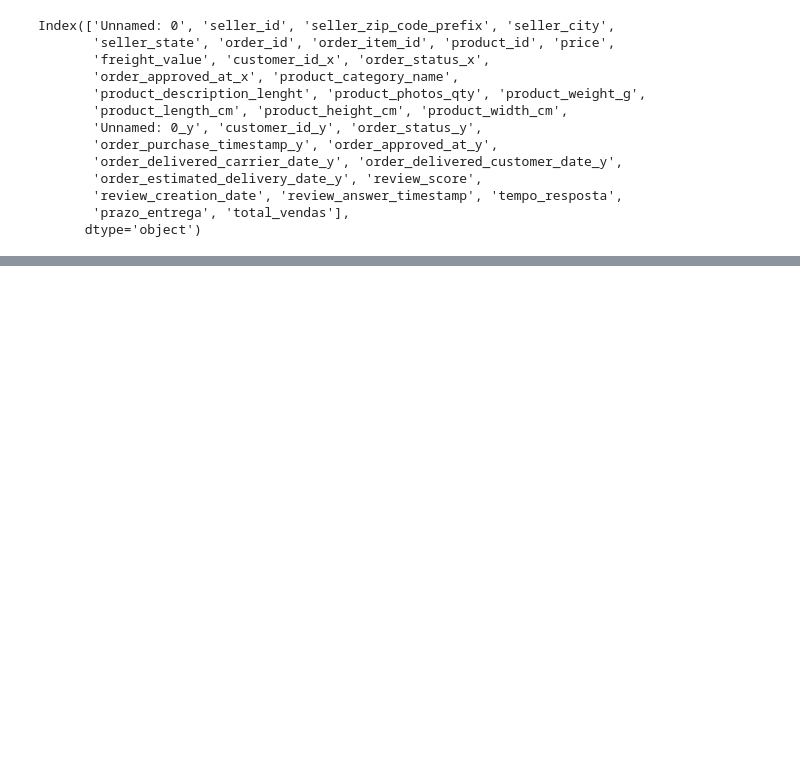
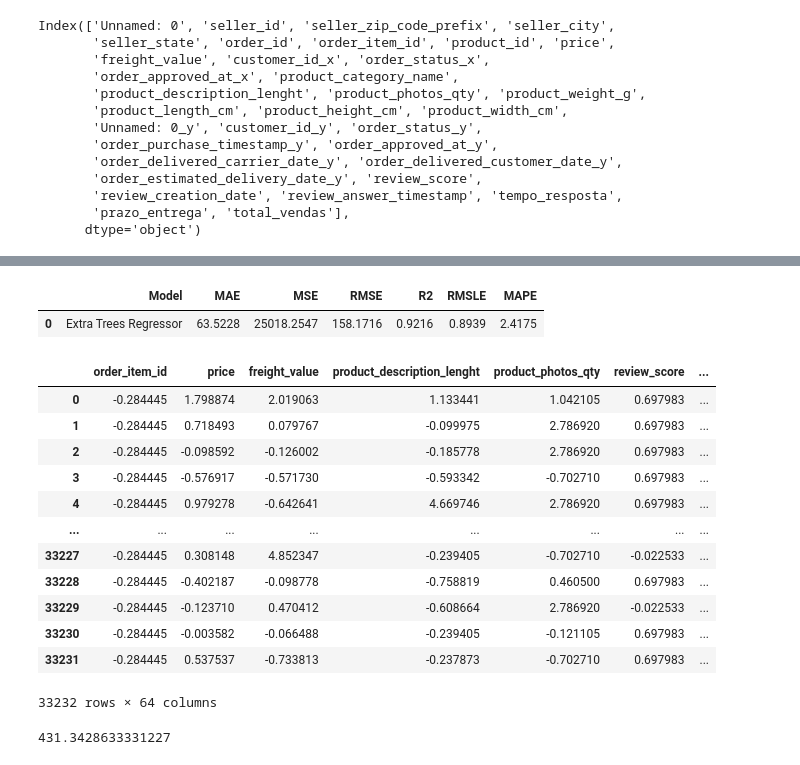
Before and after one commit to claudiagarcia0204/Projeto-Final---Olist, a Jupyter notebook: pycaret.ipynb, the cells around one changed output, grey strips where cells are left out. Saved outputs shown, nothing was run; the diff lists cells and outputs as text; code cells hidden in the pictures; blank space fills up the shorter version.

```diff
--- a/pycaret.ipynb
+++ b/pycaret.ipynb
@@ -123,0 +140,22 @@ evaluate_model(best_model2)
+# %%
+predict_model(best_model2)
+# %% [output]
+|  | Model | MAE | MSE | RMSE | R2 | RMSLE | MAPE |
+| 0 | Extra Trees Regressor | 63.5228 | 25018.2547 | 158.1716 | 0.9216 | 0.8939 | 2.4175 |
+|  | order_item_id | price | freight_value | product_description_lenght | product_photos_qty | review_score | ... |
+| 0 | -0.284445 | 1.798874 | 2.019063 | 1.133441 | 1.042105 | 0.697983 | ... |
+| 1 | -0.284445 | 0.718493 | 0.079767 | -0.099975 | 2.786920 | 0.697983 | ... |
+| 2 | -0.284445 | -0.098592 | -0.126002 | -0.185778 | 2.786920 | 0.697983 | ... |
+| 3 | -0.284445 | -0.576917 | -0.571730 | -0.593342 | -0.702710 | 0.697983 | ... |
+| 4 | -0.284445 | 0.979278 | -0.642641 | 4.669746 | 2.786920 | 0.697983 | ... |
+| ... | ... | ... | ... | ... | ... | ... | ... |
+| 33227 | -0.284445 | 0.308148 | 4.852347 | -0.239405 | -0.702710 | -0.022533 | ... |
+| 33228 | -0.284445 | -0.402187 | -0.098778 | -0.758819 | 0.460500 | 0.697983 | ... |
+| 33229 | -0.284445 | -0.123710 | 0.470412 | -0.608664 | 2.786920 | -0.022533 | ... |
+| 33230 | -0.284445 | -0.003582 | -0.066488 | -0.239405 | -0.121105 | 0.697983 | ... |
+| 33231 | -0.284445 | 0.537537 | -0.733813 | -0.237873 | -0.702710 | 0.697983 | ... |
+33232 rows × 64 columns
+# %%
+final3['total_vendas'].mean()
+# %% [output]
+431.3428633331227
```
Also changed, not shown: parts of 9 cells of this notebook, 19 other files.
